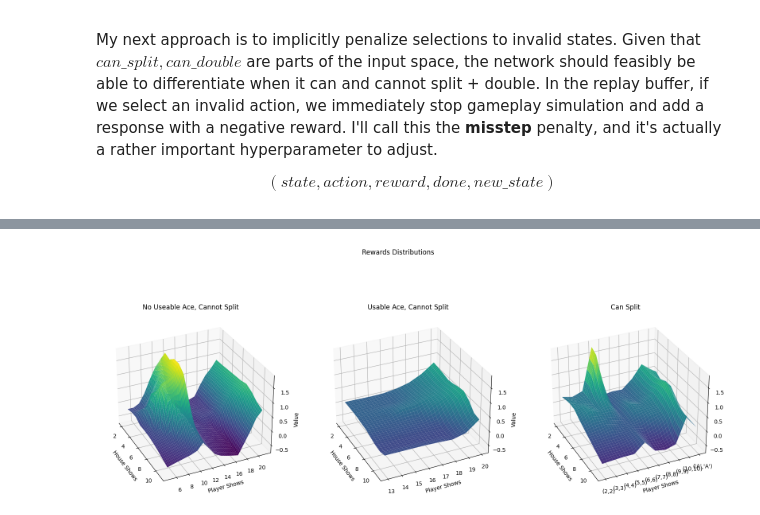
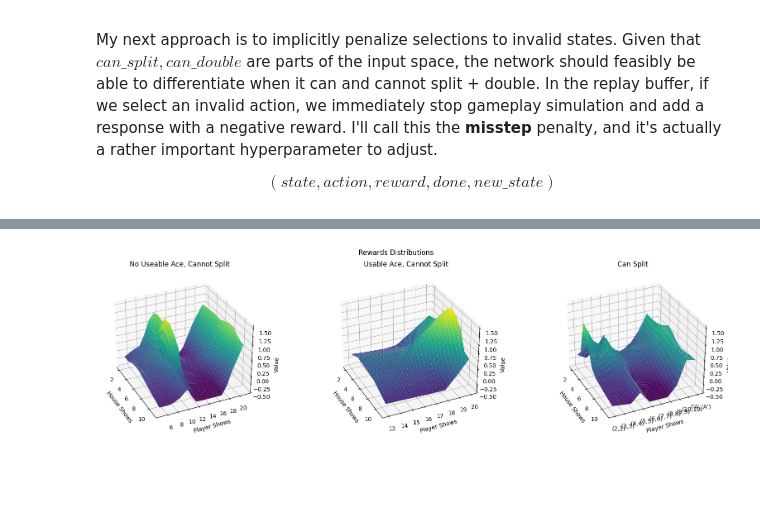
Before and after one commit to petersim1/Blackjack_RL, a Jupyter notebook: Deep_Learning.ipynb, the cells around one changed output, grey strips where cells are left out. Saved outputs shown, nothing was run; the diff lists cells and outputs as text; code cells hidden in the pictures; blank space fills up the shorter version.

Commit message:
add surrender move, update buffer collector rewards

```diff
--- a/Deep_Learning.ipynb
+++ b/Deep_Learning.ipynb
@@ -97,5 +99,5 @@ EPS_DECAY = - np.log(EPS_MIN) / (N_EPOCHS * 0.75)
 
 USE_COUNT = False
 # %%
-hidden_layers = [100, 25]
+hidden_layers = [100, 50]
 # %%
@@ -189,7 +191,7 @@ Net(
 # %%
 torch.save(network.state_dict(), "./models/deep_q.pt")
 # %%
-network =  Net(5, hidden_layers=hidden_layers)
+network =  Net(5, hidden_layers=hidden_layers, allow_surrender=True)
 network.load_state_dict(torch.load("./models/deep_q.pt"))
 network.eval()
 # %% [output]
@@ -211,29 +213,28 @@ plt.show()
 # %%
 all_states = gen_all_states(include_count=False)
+
+
+no_ace_no_split = list(filter(lambda x : (x[2] < 0) and (x[3] < 0) and (x[4] > 0), all_states))
+yes_ace_no_split = list(filter(lambda x : (x[2] > 0) and (x[3] < 0) and (x[4] > 0), all_states))
+yes_split = list(filter(lambda x : (x[3] > 0), all_states))
-# %%
-no_ace_no_split = list(filter(lambda x : (x[2] < 0) and (x[3] < 0) and (x[-1] > 0), all_states))
-yes_ace_no_split = list(filter(lambda x : (x[2] > 0) and (x[3] < 0) and (x[-1] > 0), all_states))
-yes_split = list(filter(lambda x : (x[3] > 0), all_states))
-
-value_det = fill_value_tensor(
-    model=network,
-    no_ace_no_split=no_ace_no_split,
-    yes_ace_no_split=yes_ace_no_split,
-    yes_split=yes_split
-)
 # %%
-fig = plt.figure(figsize=(20,8))
+value_det_0, min_0, max_0 = gen_value_tensor(model=network, data=no_ace_no_split, avail_actions=["hit", "stay", "double", "surrender"])
+value_det_1, min_1, max_1 = gen_value_tensor(model=network, data=yes_ace_no_split, avail_actions=["hit", "stay", "double", "surrender"])
+value_det_2, min_2, max_2 = gen_value_tensor(model=network, data=yes_split, avail_actions=["hit", "stay", "double", "split", "surrender"])
+
+
+min_use = np.min([min_0, min_1, min_2])
+max_use = np.max([max_0, max_1, max_2])
+
+
+fig = plt.figure(figsize=(20,5))
 fig.suptitle("Rewards Distributions")
 ax = fig.add_subplot(131, projection="3d")
 ax.set_title("No Useable Ace, Cannot Split")
 
-min_use = np.min([value_det[0][5:,2:].min(), value_det[1][13:21,2:].min(), value_det[2][2:12,2:].min()])
-max_use = np.max([value_det[0][5:,2:].max(), value_det[1][13:21,2:].max(), value_det[2][2:12,2:].max()])
-
 plot_mesh(
     axis=ax,
-    data=value_det[0][5:,2:],
-    ranges=[range(2,12),range(5,22)],
+    data=value_det_0,
     interpolate=4,
     ticks=None,
     zlims=[min_use, max_use],
@@ -242,35 +243,33 @@ plot_mesh(
 )
 
 ax = fig.add_subplot(132, projection="3d")
 ax.set_title("Usable Ace, Cannot Split")
 
 plot_mesh(
     axis=ax,
-    data=value_det[1][13:21,2:],
-    ranges=[range(2,12),range(13,21)],
+    data=value_det_1,
     interpolate=4,
     ticks=None,
     zlims=[min_use, max_use],
     vmin=min_use,
     vmax=max_use
 )
 
 ax = fig.add_subplot(133, projection="3d")
 ax.set_title("Can Split")
 
 ticks = [f"({p},{p})" if p < 11 else "('A','A')" for p in range(2,12)]
 plot_mesh(
     axis=ax,
-    data=value_det[2][2:12,2:],
-    ranges=[range(2,12),range(2,12)],
+    data=value_det_2,
     interpolate=4,
     ticks=ticks,
     zlims=[min_use, max_use],
     vmin=min_use,
     vmax=max_use
 )
 
 plt.subplots_adjust(hspace=0, wspace=0.2)
 plt.show()
 # %% [output]
-[figure, old version]
+[figure, new version]
```
Also changed, not shown: parts of 13 cells of this notebook, 19 other files.
